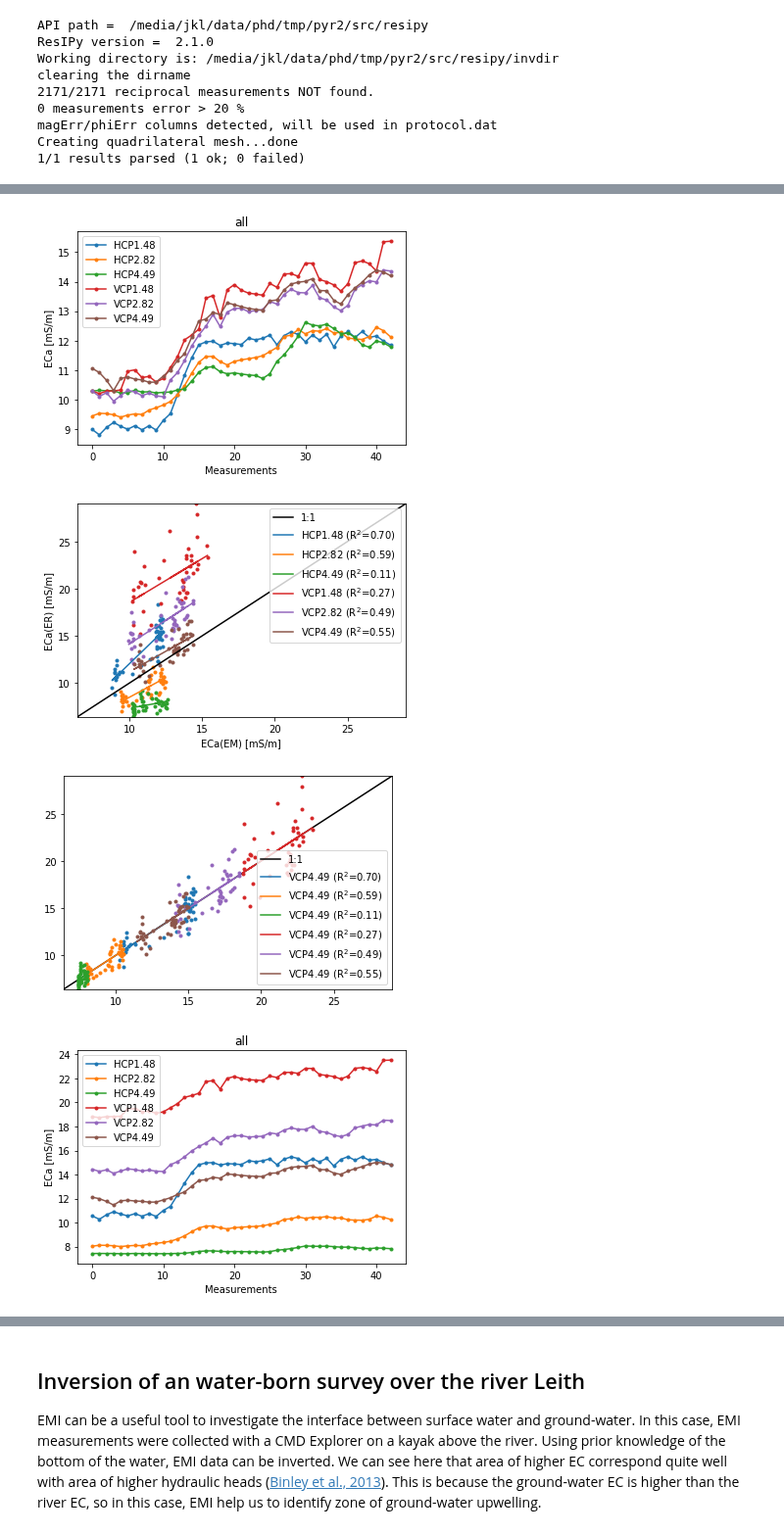
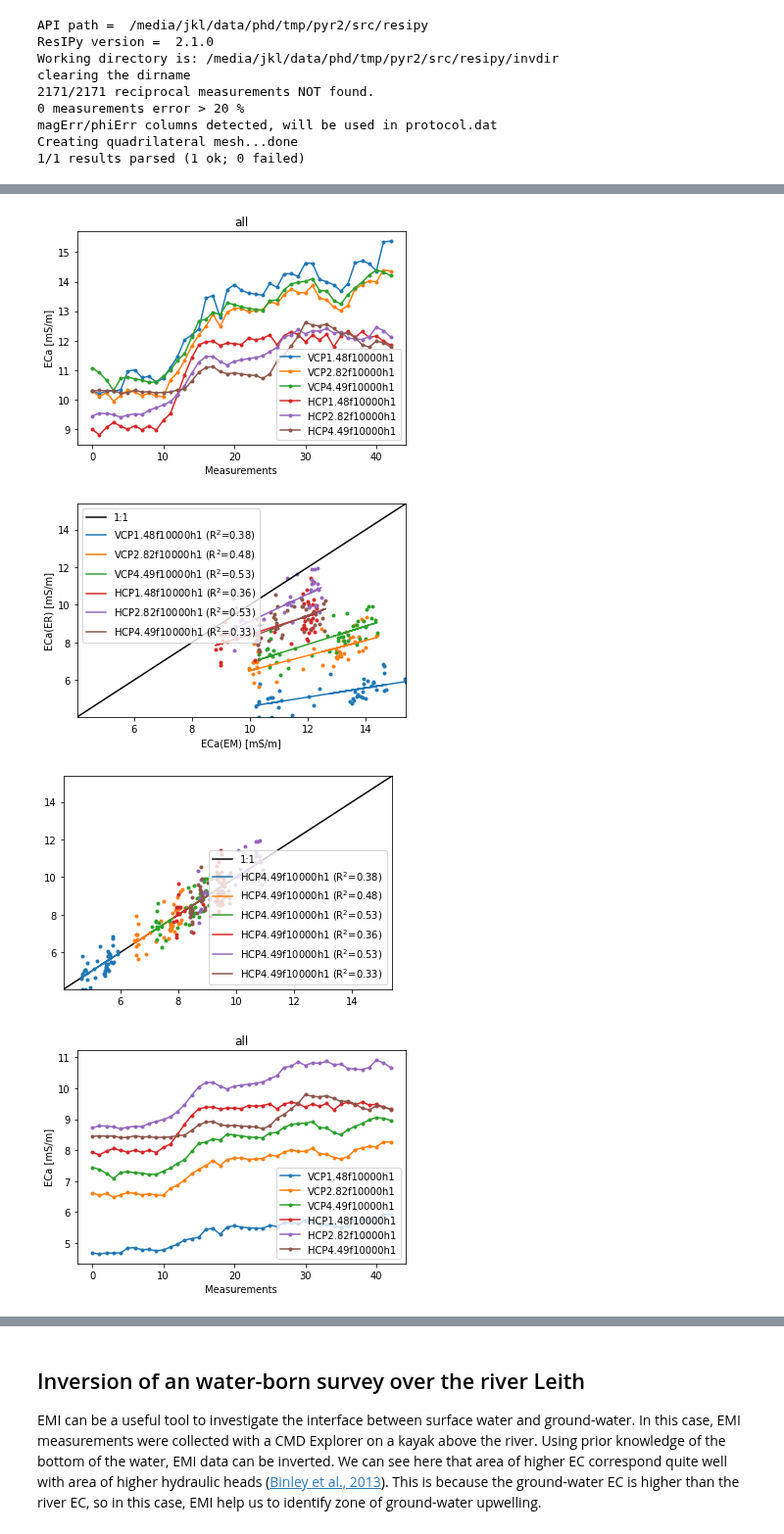
Before and after one commit to hkexgroup/emagpy, a Jupyter notebook: src/em-paper.ipynb, the cells around one changed output, grey strips where cells are left out. Shown at 98% size. Saved outputs shown, nothing was run; the diff lists cells and outputs as text; code cells hidden in the pictures.

```diff
--- a/src/em-paper.ipynb
+++ b/src/em-paper.ipynb
@@ -256,7 +256,7 @@ Creating quadrilateral mesh...done
 1/1 results parsed (1 ok; 0 failed)
 # %%
 fnameEC = datadir + 'boxford-calib/eri_ec.csv'
-fnameECa = datadir + 'boxford-calib/eca_calibration.csv'
+fnameECa = datadir + 'boxford-calib/eca_calibration2.csv'
 
 # non calibrated
 k1 = Problem()
@@ -291,10 +291,10 @@ VCP4.49: ECa(ERT) = 0.87 * ECa(EMI) + 2.48 (R^2=0.55)
 Correction is applied.
 Survey 1/1
 43/43 inverted
-[figure, old version]
+[figure, new version]
-[figure, old version]
+[figure, new version]
-[figure, old version]
+[figure, new version]
-[figure, old version]
+[figure, new version]
 # %%
 # figure
 fig, axs = plt.subplots(3, 1, sharey=True, sharex=True, figsize=(10,6))
```
Also changed, not shown: parts of 2 cells of this notebook, 2 other files.
